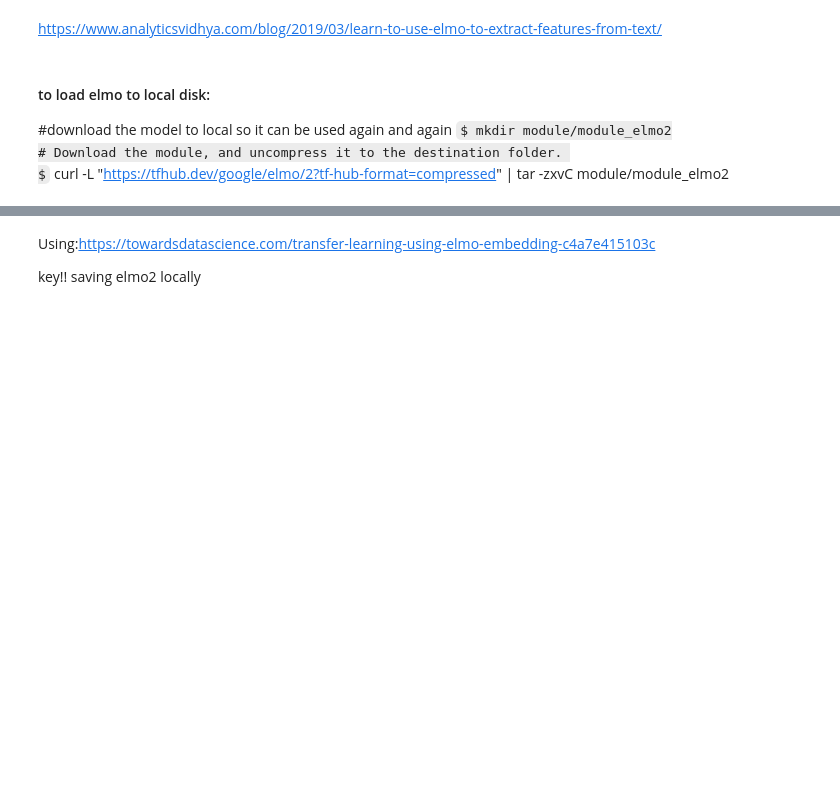
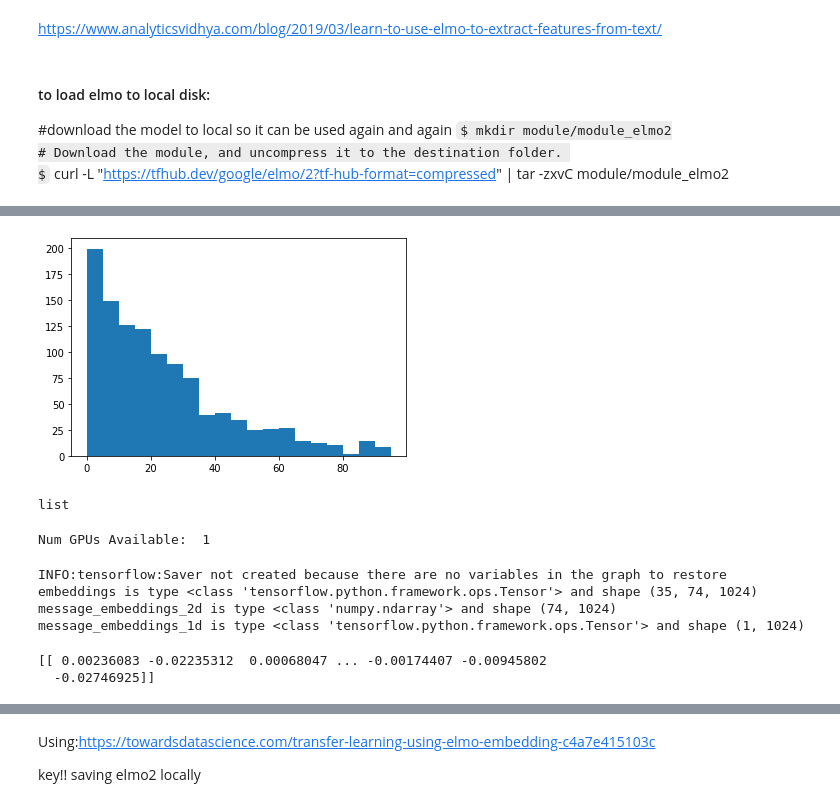
Before and after one commit to rskuzma/NLP_projects, a Jupyter notebook: job_recommender_project/kaggle_data_ELMo.ipynb, the cells around one changed output, grey strips where cells are left out. Drawn from its saved outputs; the diff is of its cells as text; code cells hidden in the pictures; some formulas as TeX source; blank space fills up the shorter version.

```diff
--- a/job_recommender_project/kaggle_data_ELMo.ipynb
+++ b/job_recommender_project/kaggle_data_ELMo.ipynb
@@ -25,0 +185,2 @@ resumes = pd.read_csv(ec2_resumes_path)
+# %%
+elmo_in_smalls = elmo_in_smalls.tolist()
@@ -25,0 +191,8 @@ resumes = pd.read_csv(ec2_resumes_path)
+# %%
+for i in elmo_in_smalls:
+    if len(i) > 100:
+        elmo_in_smalls.remove(i)
+    if len(i) <2:
+        elmo_in_smalls.remove(i)
+
+#elmo_in_smalls
@@ -25,0 +207,5 @@ resumes = pd.read_csv(ec2_resumes_path)
+# %%
+for i in range(0, len(elmo_in_smalls)):
+    for j in range (0, len(elmo_in_smalls[i])):
+        if len(elmo_in_smalls[i][j])<2:
+            print(i, j, elmo_in_smalls[i][j])
@@ -25,0 +234,6 @@ resumes = pd.read_csv(ec2_resumes_path)
+# %%
+lengths_smalls = []
+for i in range(0, len(elmo_in_smalls)):
+    lengths_smalls.extend([len(elmo_in_smalls[i])])
+
+#lengths_smalls
@@ -25,0 +258,8 @@ resumes = pd.read_csv(ec2_resumes_path)
+# %%
+# let's look at distributions of resume length
+
+plt.hist(lengths_smalls, bins=range(0, 100, 5))
+
+plt.show()
+# %% [output]
+[figure, added]
@@ -25,0 +269,38 @@ resumes = pd.read_csv(ec2_resumes_path)
+# %%
+type(elmo_in_smalls[0])
+# %% [output]
+list
+# %%
+# I have elmo saved locally
+elmo = hub.Module("/home/ubuntu/module/module_elmo2", trainable=False)
+
+# It's a Tesla K80
+print("Num GPUs Available: ", len(tf.config.experimental.list_physical_devices('GPU')))
+# %% [output]
+Num GPUs Available:  1
+# %%
+# first_try = []
+# for i in range(0, len(elmo_in_smalls[0])):
+#     first_try = elmo_vectors(elmo_in_smalls[0][i])
+#     print(first_try)
+
+
+#trying on elmo_in_smalls[0]
+embeddings = elmo(elmo_in_smalls[0], signature="default",as_dict=True)["elmo"]
+print("embeddings is type {} and shape {}".format(type(embeddings), embeddings.shape))
+with tf.Session() as session:
+    session.run([tf.global_variables_initializer(), tf.tables_initializer()])
+    message_embeddings_2d = session.run(tf.reduce_mean(embeddings,axis=0))
+    print("message_embeddings_2d is type {} and shape {}".format(type(message_embeddings_2d), message_embeddings_2d.shape))
+    message_embeddings_1d = tf.reduce_mean(tf.convert_to_tensor(message_embeddings_2d), axis = 0, keepdims=True)
+    print("message_embeddings_1d is type {} and shape {}".format(type(message_embeddings_1d), message_embeddings_1d.shape))
+# %% [output]
+INFO:tensorflow:Saver not created because there are no variables in the graph to restore
+embeddings is type <class 'tensorflow.python.framework.ops.Tensor'> and shape (35, 74, 1024)
+message_embeddings_2d is type <class 'numpy.ndarray'> and shape (74, 1024)
+message_embeddings_1d is type <class 'tensorflow.python.framework.ops.Tensor'> and shape (1, 1024)
+# %%
+with tf.Session() as sess:  print(message_embeddings_1d.eval())
+# %% [output]
+[[ 0.00236083 -0.02235312  0.00068047 ... -0.00174407 -0.00945802
+  -0.02746925]]
```
Also changed, not shown: parts of 50 cells of this notebook.
